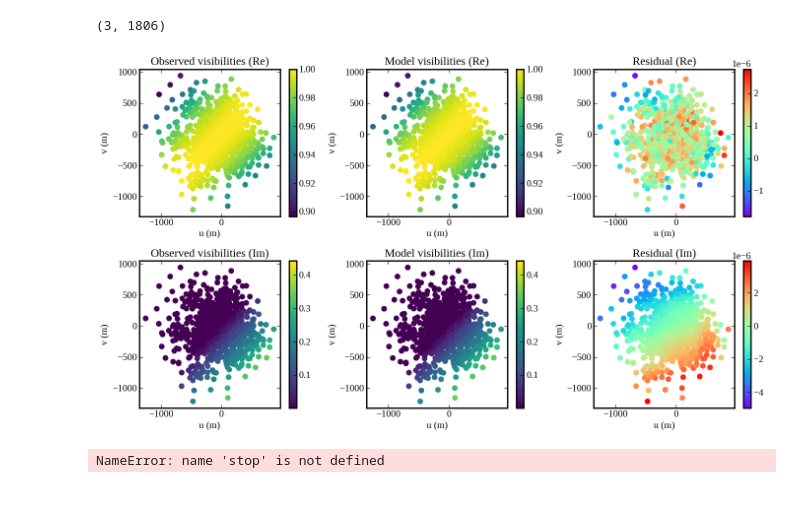
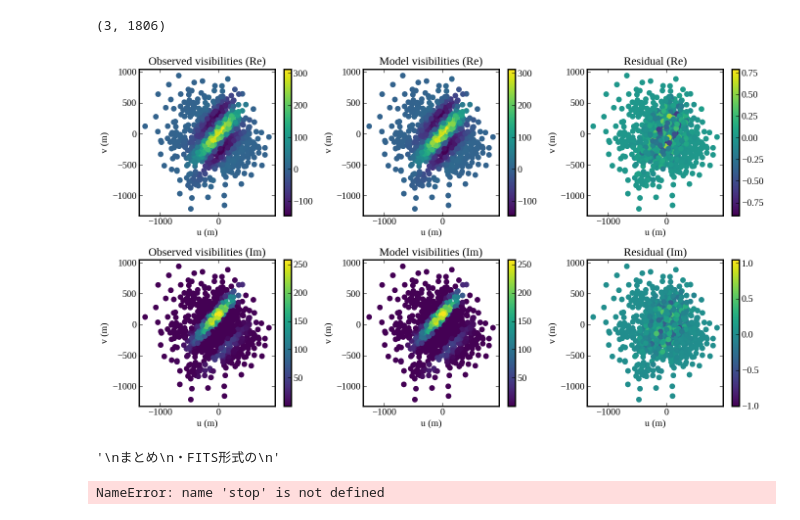
Before and after one commit to tjtakys/glint, a Jupyter notebook: examples/test_imaging/test_fft.ipynb, the cells around one changed output. Drawn from its saved outputs; the diff is of its cells as text; code cells hidden in the pictures.

```diff
--- a/examples/test_imaging/test_fft.ipynb
+++ b/examples/test_imaging/test_fft.ipynb
@@ -104,7 +105,6 @@ Wrote ./sky_gauss.fits
 # xx_img, yy_img = cl.make_grid_arcsec(nx=nx_img, ny=ny_img, pixscale_arcsec=pixsize_img, x0_arcsec=x0_img, y0_arcsec=y0_img)
 # %%
 sky, header = fits.getdata('sky_gauss.fits', header=True)
-sky /= np.max(sky)
 plt.imshow(sky, cmap='gray_r', vmin=0)
 plt.colorbar()
 plt.show()
@@ -455,36 +471,43 @@ res_Im = obs_Im - mod_Im
 vmax_re = np.max(obs_Re)
 vmin_re = np.min(obs_Re)
 vmax_im = np.max(np.abs(obs_Im))
 vmin_im = np.min(np.abs(obs_Im))
 
 u = uvw[0]
 v = uvw[1]
 f, ax = plt.subplots(2, 3, figsize=(14, 8))
 im0 = ax[0, 0].scatter(u, v, c=obs_Re, s=50, vmin=vmin_re, vmax=vmax_re)
 im1 = ax[0, 1].scatter(u, v, c=mod_Re, s=50, vmin=vmin_re, vmax=vmax_re)
-im2 = ax[0, 2].scatter(u, v, c=res_Re, s=50, cmap="rainbow")
+im2 = ax[0, 2].scatter(u, v, c=res_Re, s=50)
 im3 = ax[1, 0].scatter(u, v, c=obs_Im, s=50, vmin=vmin_im, vmax=vmax_im)
 im4 = ax[1, 1].scatter(u, v, c=mod_Im, s=50, vmin=vmin_im, vmax=vmax_im)
-im5 = ax[1, 2].scatter(u, v, c=res_Im, s=50, cmap="rainbow")
+im5 = ax[1, 2].scatter(u, v, c=res_Im, s=50)
 
 im = [im0, im1, im2, im3, im4, im5]
 titles = ["Observed visibilities", "Model visibilities", "Residual"]
 
 for i in range(2):
     for j in range(3):
         ax[i, j].set_xlabel("u (m)")
         ax[i, j].set_ylabel("v (m)")
         if j == 0:
             ax[i, j].set_title(f"Observed visibilities ({'Re' if i==0 else 'Im'})")
         elif j == 1:
             ax[i, j].set_title(f"Model visibilities ({'Re' if i==0 else 'Im'})")
         else:
             ax[i, j].set_title(f"Residual ({'Re' if i==0 else 'Im'})")
         plt.colorbar(im[i*3+j], ax=ax[i, j])
 plt.tight_layout()
 plt.show()
 # %% [output]
-[figure, old version]
+[figure, new version]
+# %%
+"""
+まとめ
+・simobserveは nx/2 を中心とするピクセル座標系を想定している。これに合わせて、make_grid_arcsecも x0_pix=nx/2.0, y0_pix=ny/2.0 とする必要がある。
+"""
+# %% [output]
+'\nまとめ\n・FITS形式の\n'
 # %%
 stop
 # %% [output]
```
Also changed, not shown: parts of 7 cells of this notebook, 1 other file.
